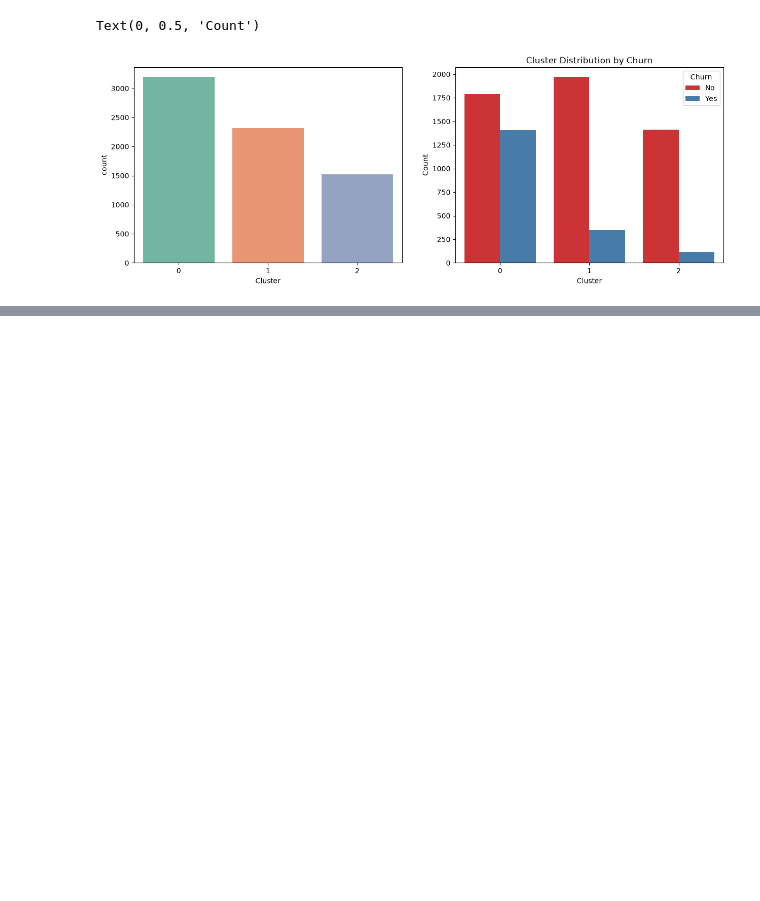
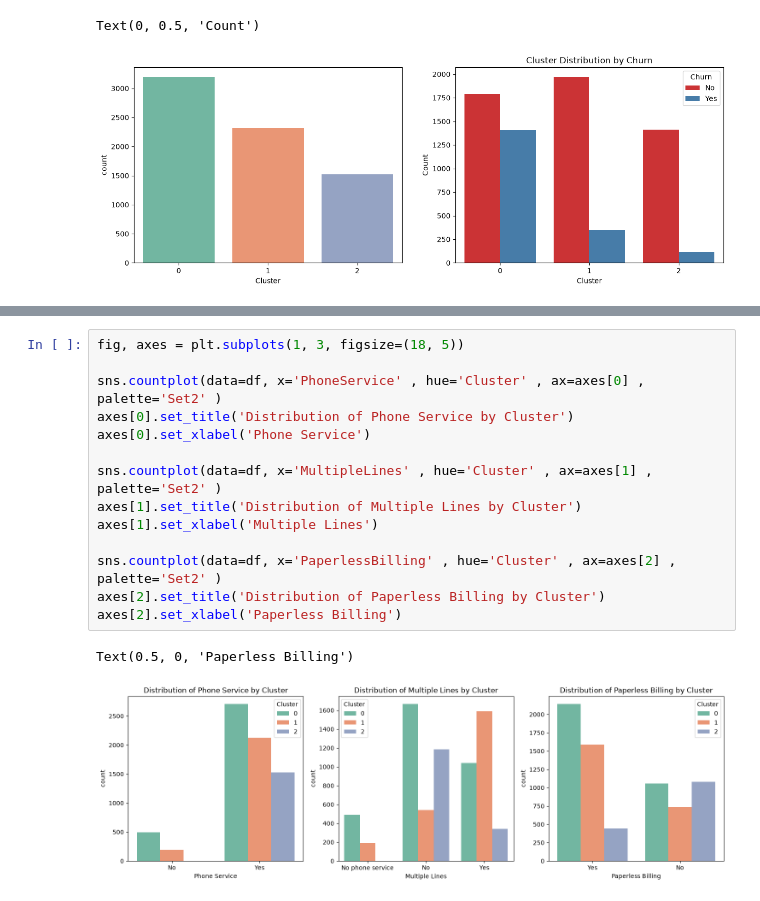
Before and after one commit to reda-guemry/telco-customer-segmentation-churn, a Jupyter notebook: notebooks/data_processing.ipynb, the cells around one changed output, grey strips where cells are left out. Cells and saved outputs as stored; diff of their text form; blank space fills up the shorter version.

```diff
--- a/notebooks/data_processing.ipynb
+++ b/notebooks/data_processing.ipynb
@@ -352,0 +389,17 @@ ValueError: Length of list vectors must match length of `data` when both are use
+# %%
+fig, axes = plt.subplots(1, 3, figsize=(18, 5))
+
+sns.countplot(data=df, x='PhoneService' , hue='Cluster' , ax=axes[0] , palette='Set2' )
+axes[0].set_title('Distribution of Phone Service by Cluster')
+axes[0].set_xlabel('Phone Service')
+
+sns.countplot(data=df, x='MultipleLines' , hue='Cluster' , ax=axes[1] , palette='Set2' )
+axes[1].set_title('Distribution of Multiple Lines by Cluster')
+axes[1].set_xlabel('Multiple Lines')
+
+sns.countplot(data=df, x='PaperlessBilling' , hue='Cluster' , ax=axes[2] , palette='Set2' )
+axes[2].set_title('Distribution of Paperless Billing by Cluster')
+axes[2].set_xlabel('Paperless Billing')
+# %% [output]
+Text(0.5, 0, 'Paperless Billing')
+[figure, added]
```
Also changed, not shown: parts of 6 cells of this notebook.
